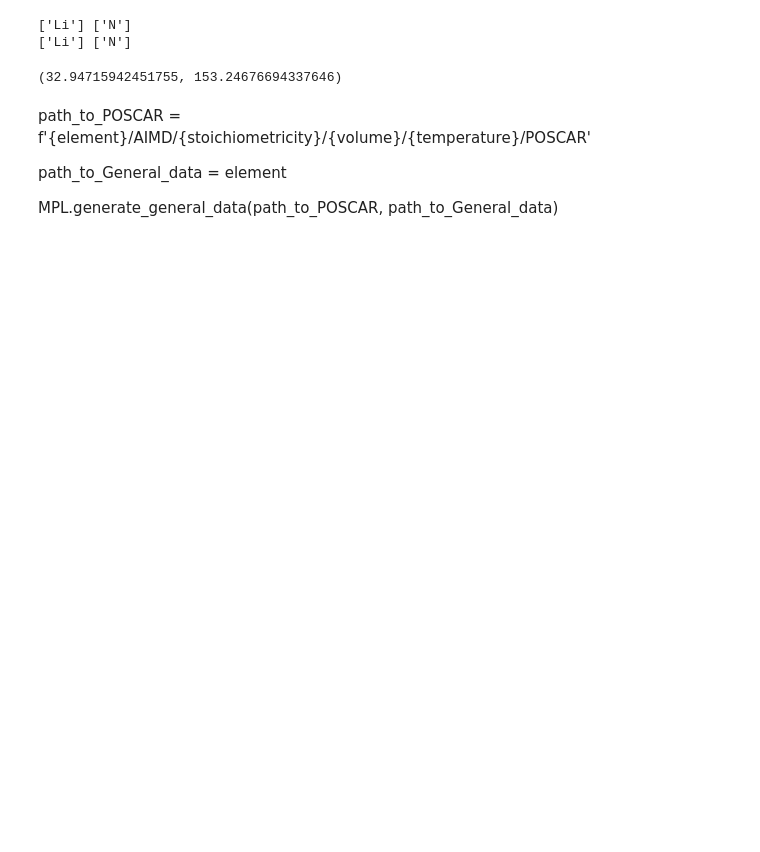
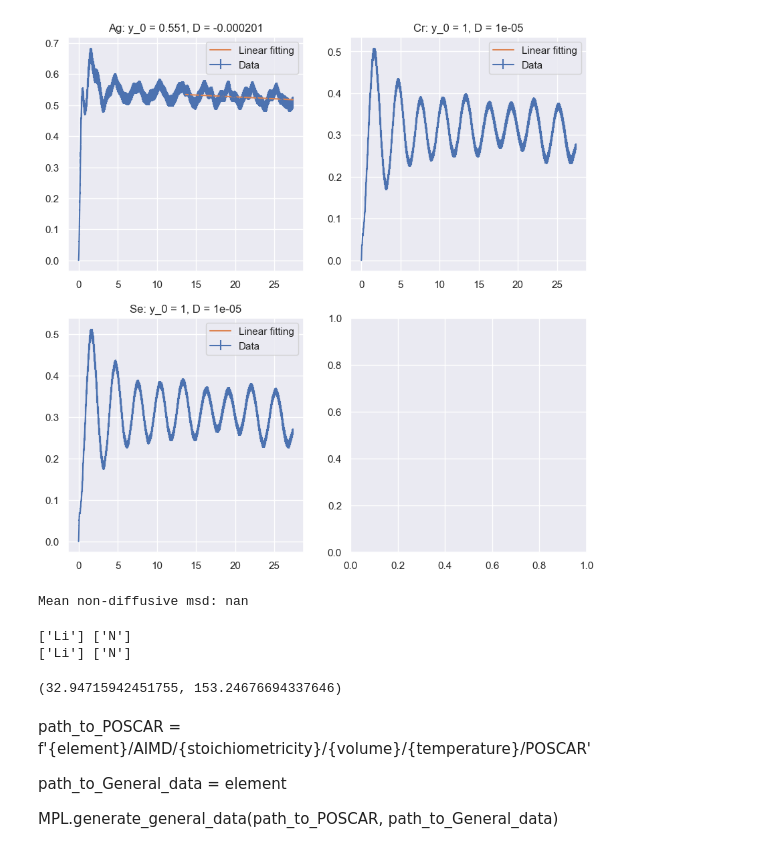
Before and after one commit to CibranLopez/Database, a Jupyter notebook: Incorporate_data.ipynb, the cells around one changed output. Drawn from its saved outputs; the diff is of its cells as text; code cells hidden in the pictures; blank space fills up the shorter version.

```diff
--- a/Incorporate_data.ipynb
+++ b/Incorporate_data.ipynb
@@ -45,9 +45,12 @@ for family in families:
                     #DBL.get_mean_square_displacement(current_path)
                     DBL.get_diffusion_coefficient(current_path, initial_point=None)
 # %%
-path = '../../../Desktop/Validation Fvib/NaCu2O3/AIMD/non-stoichiometric/1000K'
+path = '../../ICMAB/Data/Ag-based/AgCrSe2/AIMD/stoichiometric/500K'
 
-DBL.get_diffusion_coefficient(path, initial_point=0.1)
+DBL.get_diffusion_coefficient(path, initial_point=0.5)
+# %% [output]
+[figure, added]
+Mean non-diffusive msd: nan
 # %%
 path = '../../../Desktop/Check Fv/AIMD'
 T = 360.0000000
```
